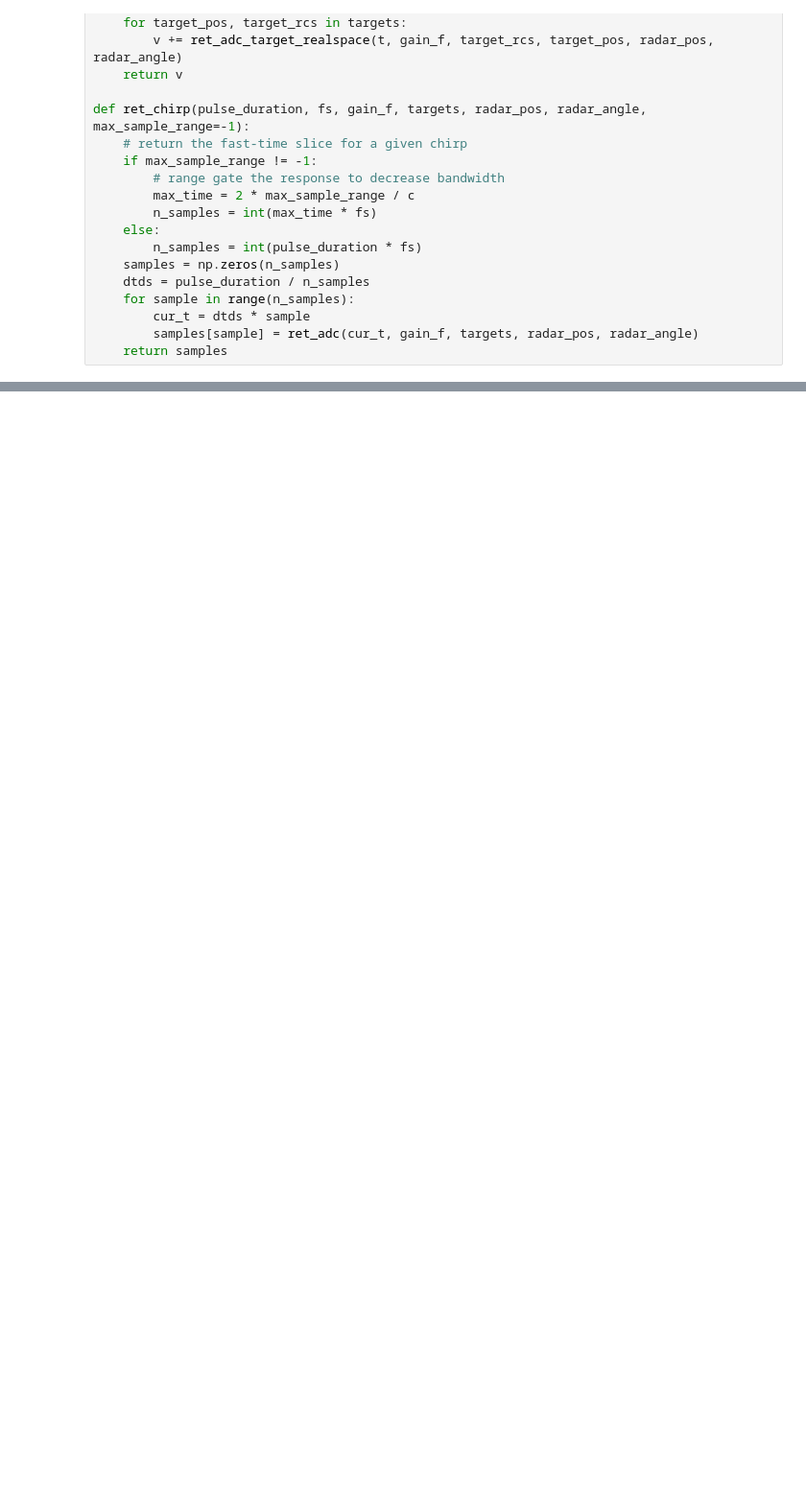
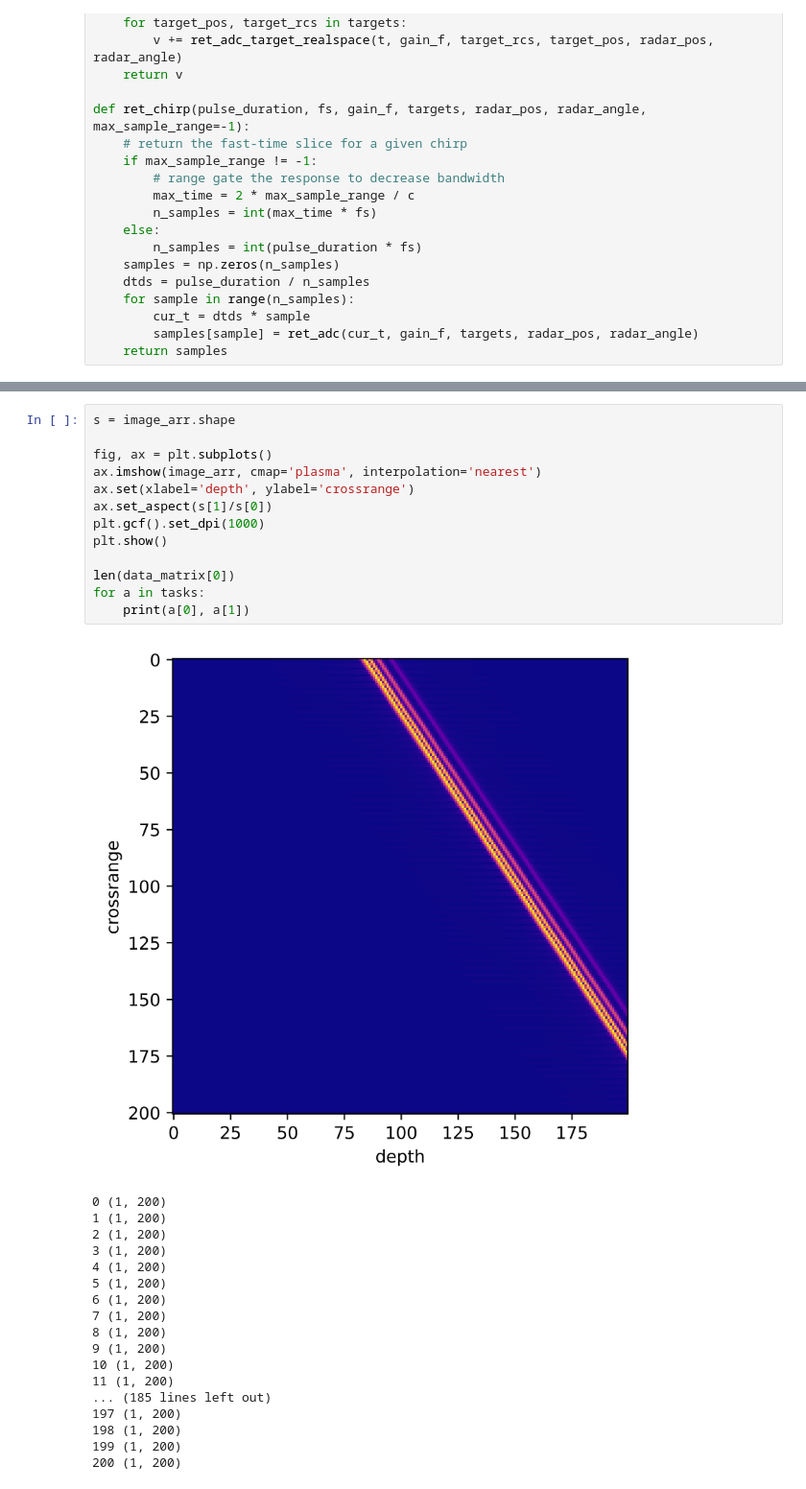
Before and after one commit to morzack/ece592-radar-SAR-proj, a Jupyter notebook: sar_sim.ipynb, the cells around one changed output, grey strips where cells are left out. Shown at 96% size. Cells and saved outputs as stored; diff of their text form; blank space fills up the shorter version.

```diff
--- a/sar_sim.ipynb
+++ b/sar_sim.ipynb
@@ -299,0 +385,32 @@ plt.show()
+# %%
+s = image_arr.shape
+
+fig, ax = plt.subplots()
+ax.imshow(image_arr, cmap='plasma', interpolation='nearest')
+ax.set(xlabel='depth', ylabel='crossrange')
+ax.set_aspect(s[1]/s[0])
+plt.gcf().set_dpi(1000)
+plt.show()
+
+len(data_matrix[0])
+for a in tasks:
+    print(a[0], a[1])
+# %% [output]
+[figure, added]
+0 (1, 200)
+1 (1, 200)
+2 (1, 200)
+3 (1, 200)
+4 (1, 200)
+5 (1, 200)
+6 (1, 200)
+7 (1, 200)
+8 (1, 200)
+9 (1, 200)
+10 (1, 200)
+11 (1, 200)
+... (185 lines left out)
+197 (1, 200)
+198 (1, 200)
+199 (1, 200)
+200 (1, 200)
```
Also changed, not shown: parts of 5 cells of this notebook.
